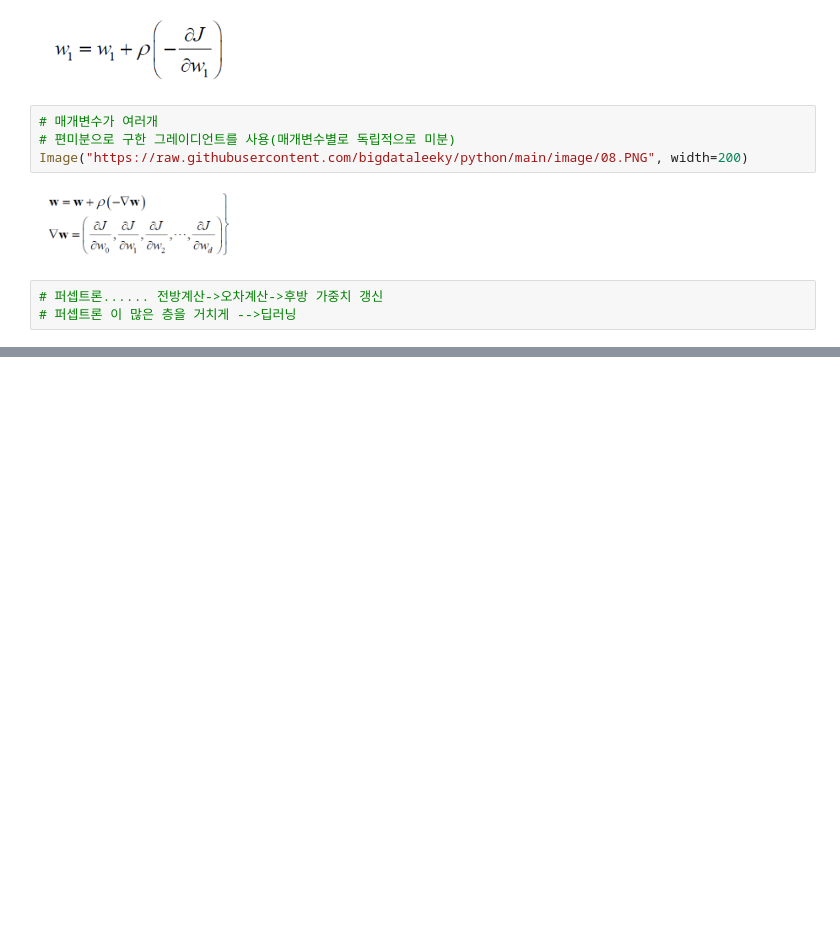
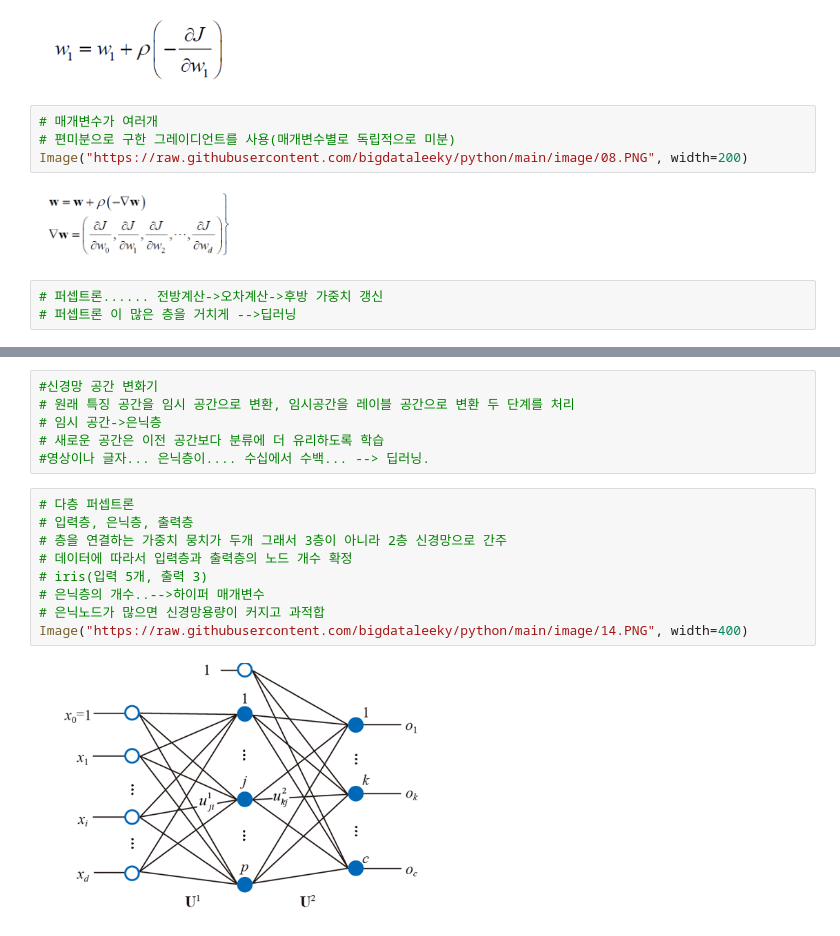
Before and after one commit to bigdataleeky/python, a Jupyter notebook: 20220414/20220414.ipynb, the cells around one changed output, grey strips where cells are left out. Saved outputs shown, nothing was run; the diff lists cells and outputs as text; blank space fills up the shorter version.

```diff
--- a/20220414/20220414.ipynb
+++ b/20220414/20220414.ipynb
@@ -88,0 +122,17 @@ Image("https://raw.githubusercontent.com/bigdataleeky/python/main/image/08.PNG",
+# %%
+#신경망 공간 변화기
+# 원래 특징 공간을 임시 공간으로 변환, 임시공간을 레이블 공간으로 변환 두 단계를 처리
+# 임시 공간->은닉층
+# 새로운 공간은 이전 공간보다 분류에 더 유리하도록 학습
+#영상이나 글자... 은닉층이.... 수십에서 수백... --> 딥러닝.
+# %%
+# 다층 퍼셉트론
+# 입력층, 은닉층, 출력층
+# 층을 연결하는 가중치 뭉치가 두개 그래서 3층이 아니라 2층 신경망으로 간주
+# 데이터에 따라서 입력층과 출력층의 노드 개수 확정
+# iris(입력 5개, 출력 3)
+# 은닉층의 개수..-->하이퍼 매개변수
+# 은닉노드가 많으면 신경망용량이 커지고 과적합
+Image("https://raw.githubusercontent.com/bigdataleeky/python/main/image/14.PNG", width=400)
+# %% [output]
+[figure, added]
```
Also changed, not shown: parts of 23 cells of this notebook.
